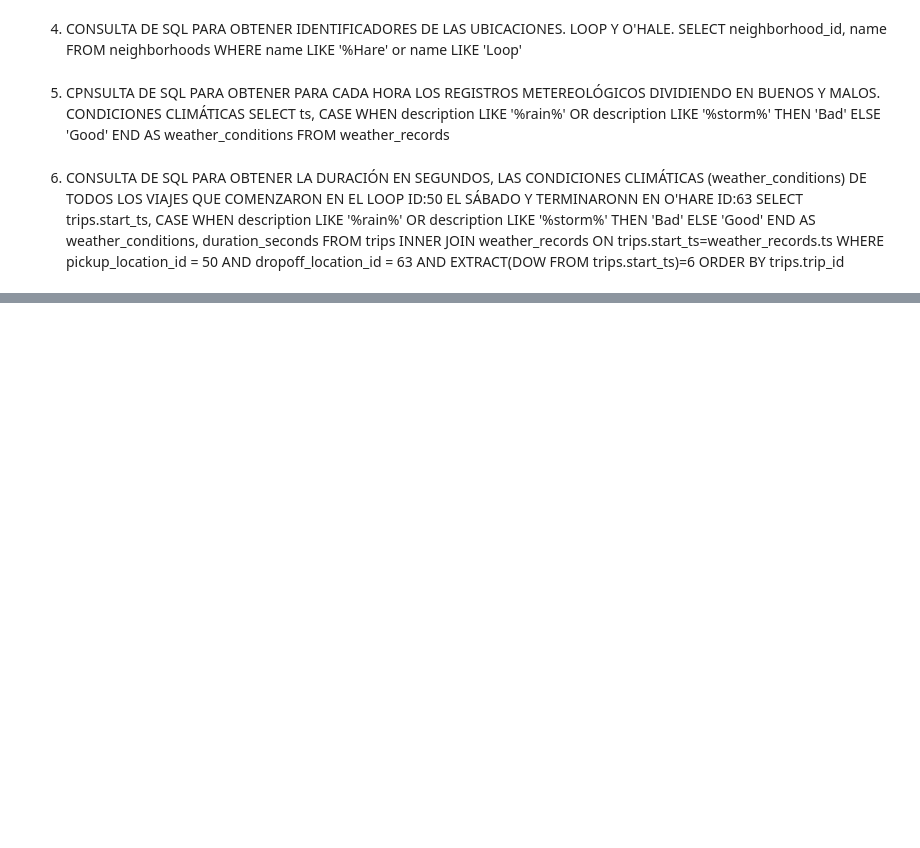
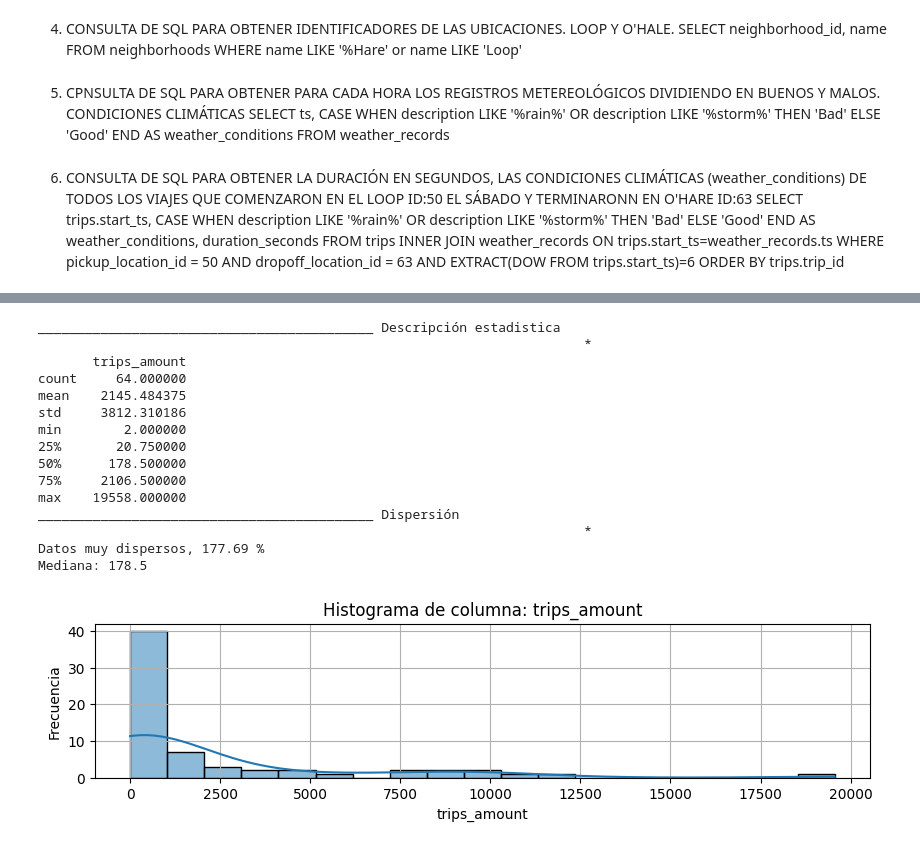
Before and after one commit to marcb-97/zuber_project, a Jupyter notebook: zuber_da_project.ipynb, the cells around one changed output, grey strips where cells are left out. Cells and saved outputs as stored; diff of their text form; code cells hidden in the pictures; blank space fills up the shorter version.

```diff
--- a/zuber_da_project.ipynb
+++ b/zuber_da_project.ipynb
@@ -123,0 +131,9 @@ trips.trip_id
+# %%
+#Cargar los datos
+
+#DF: número de viajes de cada compañia el 15 y 16 de noviembre de 2017
+df_trips_company = pd.read_csv(r'C:\Users\marcb\OneDrive\Documentos\TRIPLETEN\proyectos\zuber_project\project8_sql_result_01.csv')
+#DF: promedio de viajes terminados en cada barrio en noviembre de 2017
+df_dropoffs = pd.read_csv(r'C:\Users\marcb\OneDrive\Documentos\TRIPLETEN\proyectos\zuber_project\project8_sql_result_04.csv')
+#DF: Datos meteorologicos de los viajes que van desde Loop hasta O'Hale
+df_weather_trips = pd.read_csv(r'C:\Users\marcb\OneDrive\Documentos\TRIPLETEN\proyectos\zuber_project\project8_sql_result_07.csv')
@@ -123,0 +209,22 @@ trips.trip_id
+# %%
+#df_trips_company: número de viajes de cada compañia el 15 y 16 de noviembre de 2017
+
+#usar función distribucion_data
+distribucion_data(df_trips_company, 'trips_amount')
+# %% [output]
+___________________________________________ Descripción estadistica
+                                                                      *
+       trips_amount
+count     64.000000
+mean    2145.484375
+std     3812.310186
+min        2.000000
+25%       20.750000
+50%      178.500000
+75%     2106.500000
+max    19558.000000
+___________________________________________ Dispersión
+                                                                      *
+Datos muy dispersos, 177.69 %
+Mediana: 178.5
+[figure, added]
```
Also changed, not shown: parts of 30 cells of this notebook, 3 other files.
